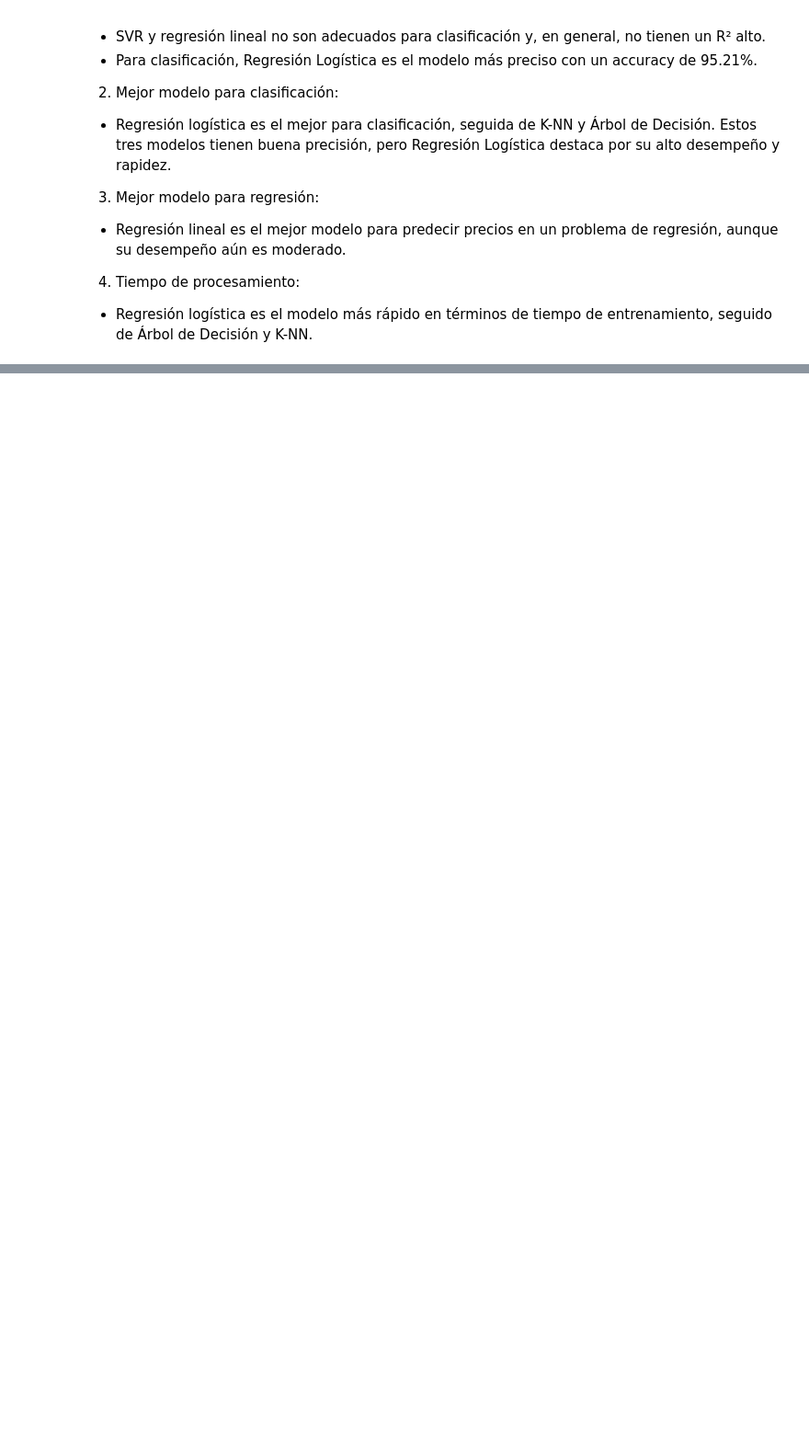
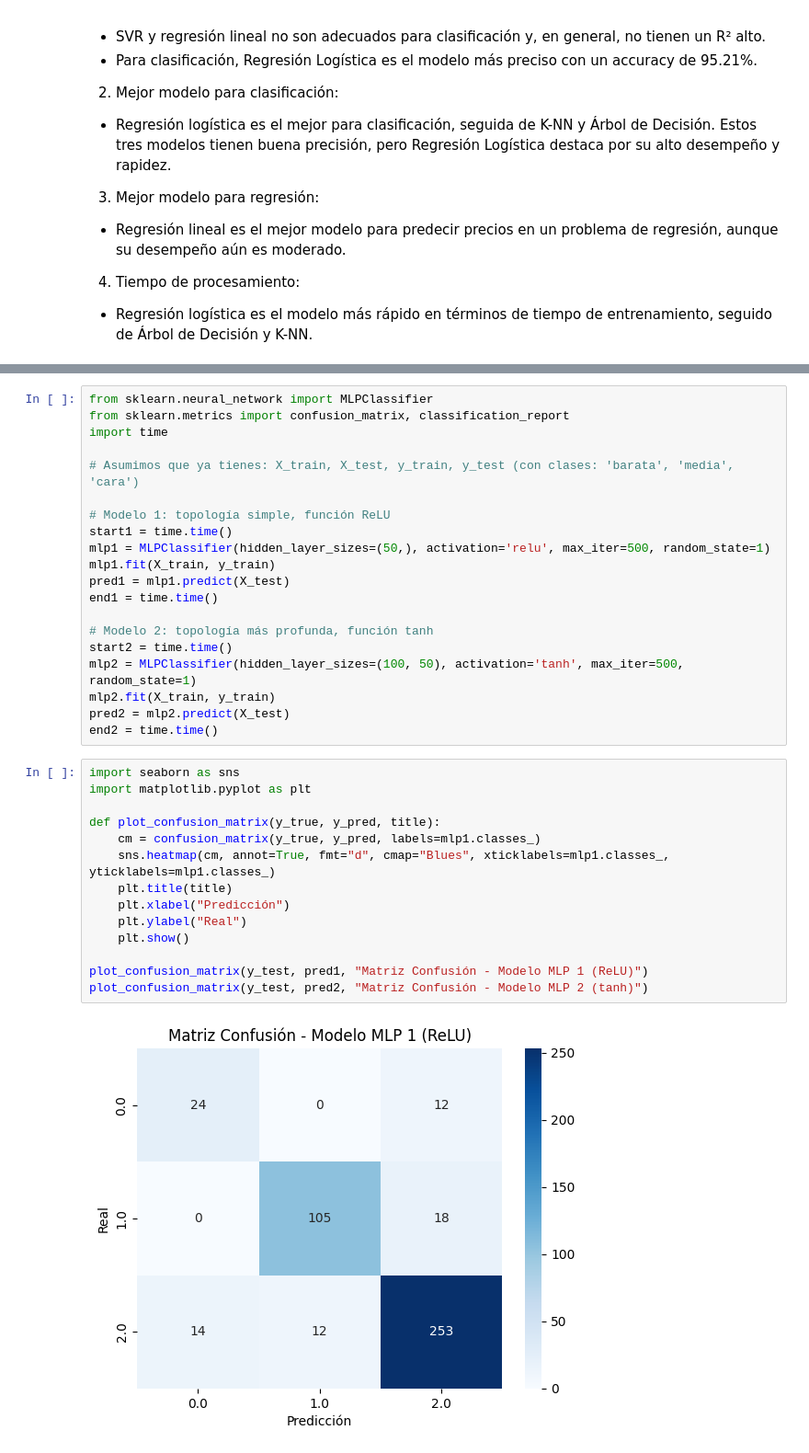
Before and after one commit to EJGDLG/Proyecto2Nuevo, a Jupyter notebook: Proyecto_2_Entrega_6.ipynb, the cells around one changed output, grey strips where cells are left out. Shown: that part at 92% size. Saved outputs shown, nothing was run; the diff lists cells and outputs as text; blank space fills up the shorter version.

```diff
--- a/Proyecto_2_Entrega_6.ipynb
+++ b/Proyecto_2_Entrega_6.ipynb
@@ -1203,0 +1230,36 @@ R²: 0.0172: El modelo SVR mostró un R² extremadamente bajo, indicando que men
+# %%
+from sklearn.neural_network import MLPClassifier
+from sklearn.metrics import confusion_matrix, classification_report
+import time
+
+# Asumimos que ya tienes: X_train, X_test, y_train, y_test (con clases: 'barata', 'media', 'cara')
+
+# Modelo 1: topología simple, función ReLU
+start1 = time.time()
+mlp1 = MLPClassifier(hidden_layer_sizes=(50,), activation='relu', max_iter=500, random_state=1)
+mlp1.fit(X_train, y_train)
+pred1 = mlp1.predict(X_test)
+end1 = time.time()
+
+# Modelo 2: topología más profunda, función tanh
+start2 = time.time()
+mlp2 = MLPClassifier(hidden_layer_sizes=(100, 50), activation='tanh', max_iter=500, random_state=1)
+mlp2.fit(X_train, y_train)
+pred2 = mlp2.predict(X_test)
+end2 = time.time()
+# %%
+import seaborn as sns
+import matplotlib.pyplot as plt
+
+def plot_confusion_matrix(y_true, y_pred, title):
+    cm = confusion_matrix(y_true, y_pred, labels=mlp1.classes_)
+    sns.heatmap(cm, annot=True, fmt="d", cmap="Blues", xticklabels=mlp1.classes_, yticklabels=mlp1.classes_)
+    plt.title(title)
+    plt.xlabel("Predicción")
+    plt.ylabel("Real")
+    plt.show()
+
+plot_confusion_matrix(y_test, pred1, "Matriz Confusión - Modelo MLP 1 (ReLU)")
+plot_confusion_matrix(y_test, pred2, "Matriz Confusión - Modelo MLP 2 (tanh)")
+# %% [output]
+[figure, added]
```
Also changed, not shown: parts of 20 cells of this notebook.
